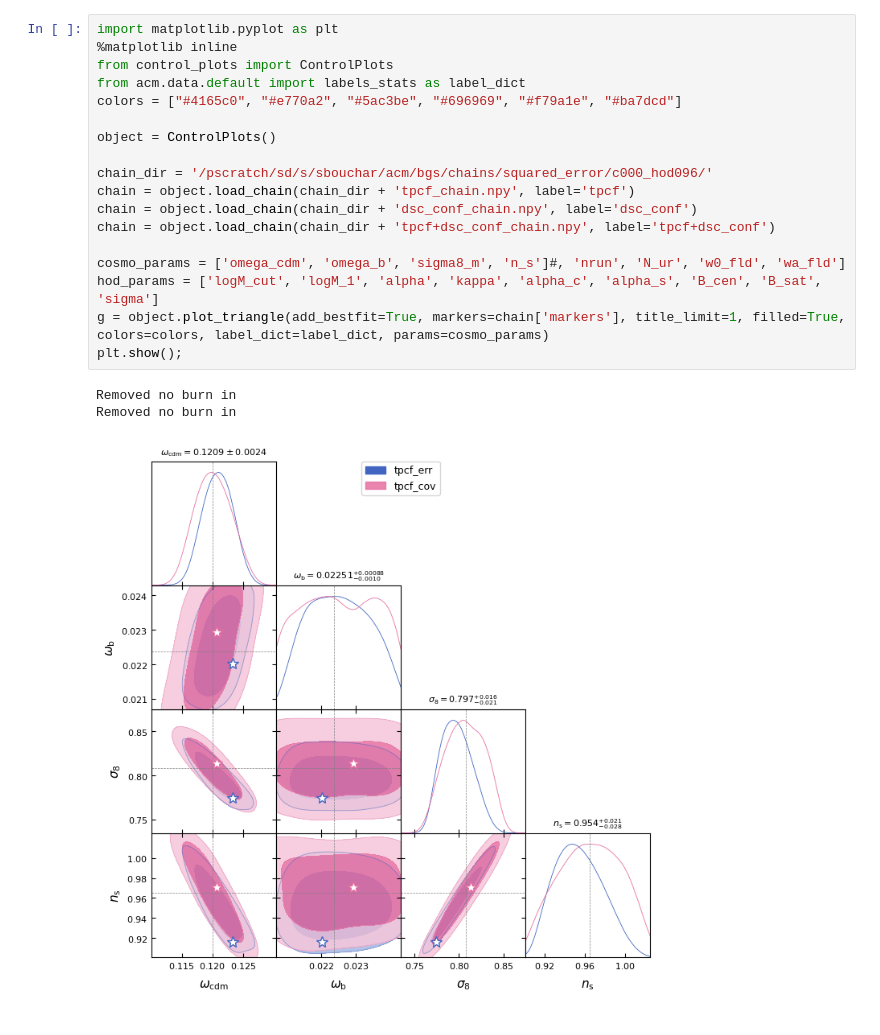
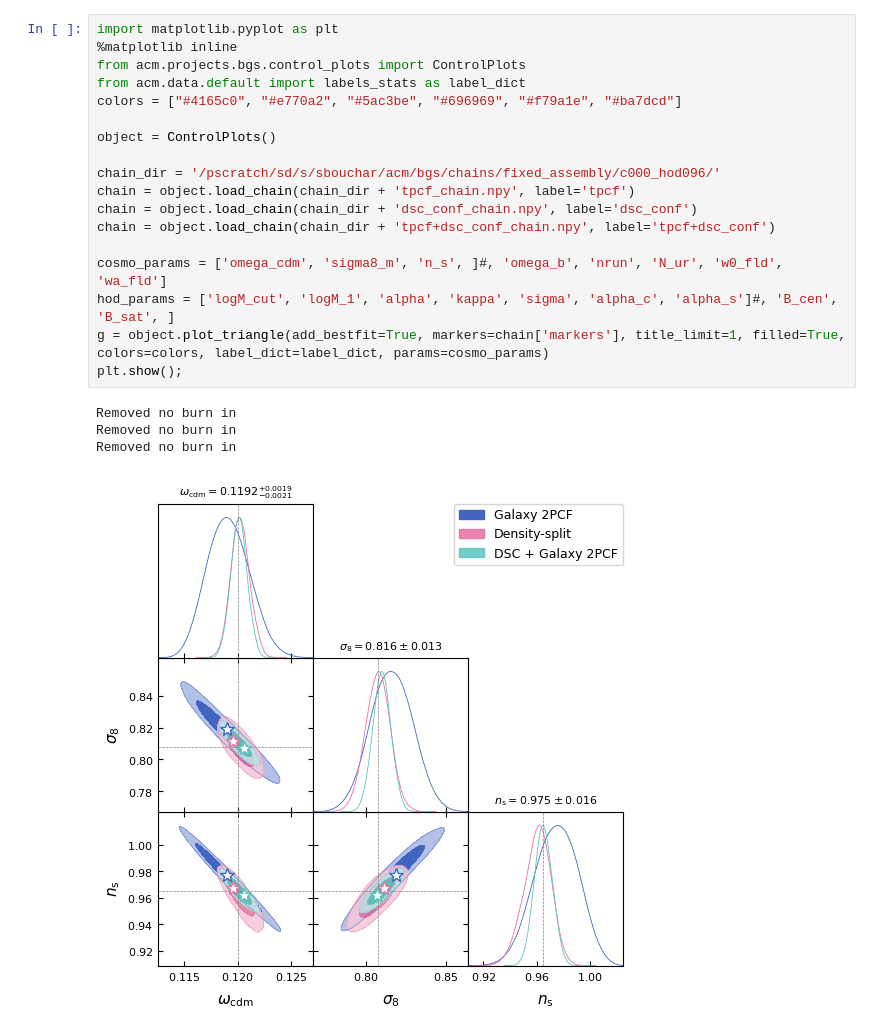
Before and after one commit to epaillas/acm, a Jupyter notebook: projects/bgs/inference/control_plots.ipynb, the cells around one changed output. Drawn from its saved outputs; the diff is of its cells as text.

```diff
--- a/projects/bgs/inference/control_plots.ipynb
+++ b/projects/bgs/inference/control_plots.ipynb
@@ -1,22 +1,23 @@
 # %%
 import matplotlib.pyplot as plt
 %matplotlib inline
-from control_plots import ControlPlots
+from acm.projects.bgs.control_plots import ControlPlots
 from acm.data.default import labels_stats as label_dict
 colors = ["#4165c0", "#e770a2", "#5ac3be", "#696969", "#f79a1e", "#ba7dcd"]
 
 object = ControlPlots()
 
-chain_dir = '/pscratch/sd/s/sbouchar/acm/bgs/chains/squared_error/c000_hod096/'
+chain_dir = '/pscratch/sd/s/sbouchar/acm/bgs/chains/fixed_assembly/c000_hod096/'
 chain = object.load_chain(chain_dir + 'tpcf_chain.npy', label='tpcf')
 chain = object.load_chain(chain_dir + 'dsc_conf_chain.npy', label='dsc_conf')
 chain = object.load_chain(chain_dir + 'tpcf+dsc_conf_chain.npy', label='tpcf+dsc_conf')
 
-cosmo_params = ['omega_cdm', 'omega_b', 'sigma8_m', 'n_s']#, 'nrun', 'N_ur', 'w0_fld', 'wa_fld']
-hod_params = ['logM_cut', 'logM_1', 'alpha', 'kappa', 'alpha_c', 'alpha_s', 'B_cen', 'B_sat', 'sigma']
+cosmo_params = ['omega_cdm', 'sigma8_m', 'n_s', ]#, 'omega_b', 'nrun', 'N_ur', 'w0_fld', 'wa_fld']
+hod_params = ['logM_cut', 'logM_1', 'alpha', 'kappa', 'sigma', 'alpha_c', 'alpha_s']#, 'B_cen', 'B_sat', ]
 g = object.plot_triangle(add_bestfit=True, markers=chain['markers'], title_limit=1, filled=True, colors=colors, label_dict=label_dict, params=cosmo_params)
 plt.show();
 # %% [output]
 Removed no burn in
 Removed no burn in
+Removed no burn in
-[figure, old version]
+[figure, new version]
```
Also changed, not shown: parts of 1 cell of this notebook.
